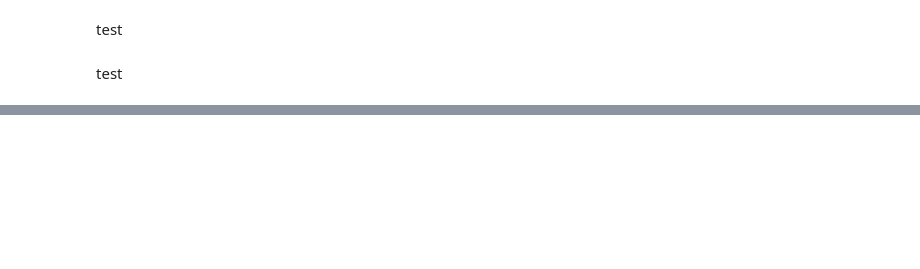
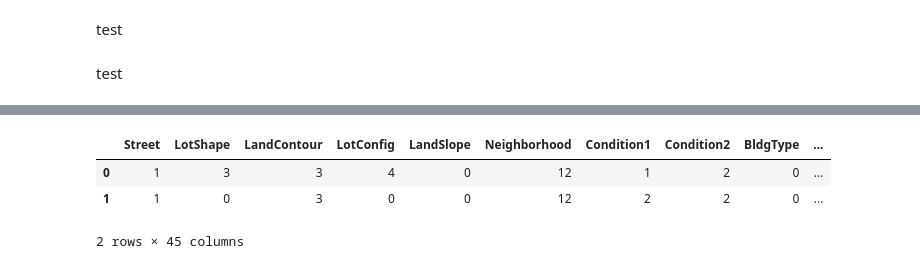
Before and after one commit to tuilaBao03/house-prices-advanced-regression-techniques, a Jupyter notebook: house-price-hg-bao.ipynb, the cells around one changed output, grey strips where cells are left out. Saved outputs shown, nothing was run; the diff lists cells and outputs as text; code cells hidden in the pictures; blank space fills up the shorter version.

```diff
--- a/house-price-hg-bao.ipynb
+++ b/house-price-hg-bao.ipynb
@@ -201,5 +424,12 @@ graph
 # %%
 X_test = data_test_new[dac_diem]
+# %%
+X_test.head(2)
+# %% [output]
+|  | Street | LotShape | LandContour | LotConfig | LandSlope | Neighborhood | Condition1 | Condition2 | BldgType | ... |
+| 0 | 1 | 3 | 3 | 4 | 0 | 12 | 1 | 2 | 0 | ... |
+| 1 | 1 | 0 | 3 | 0 | 0 | 12 | 2 | 2 | 0 | ... |
+2 rows × 45 columns
 # %%
 y_pred = model.predict(X_test)
 print("Giá trị mô hình dự đoán được:\n " ,y_pred)
```
Also changed, not shown: parts of 26 cells of this notebook, 4 other files.
